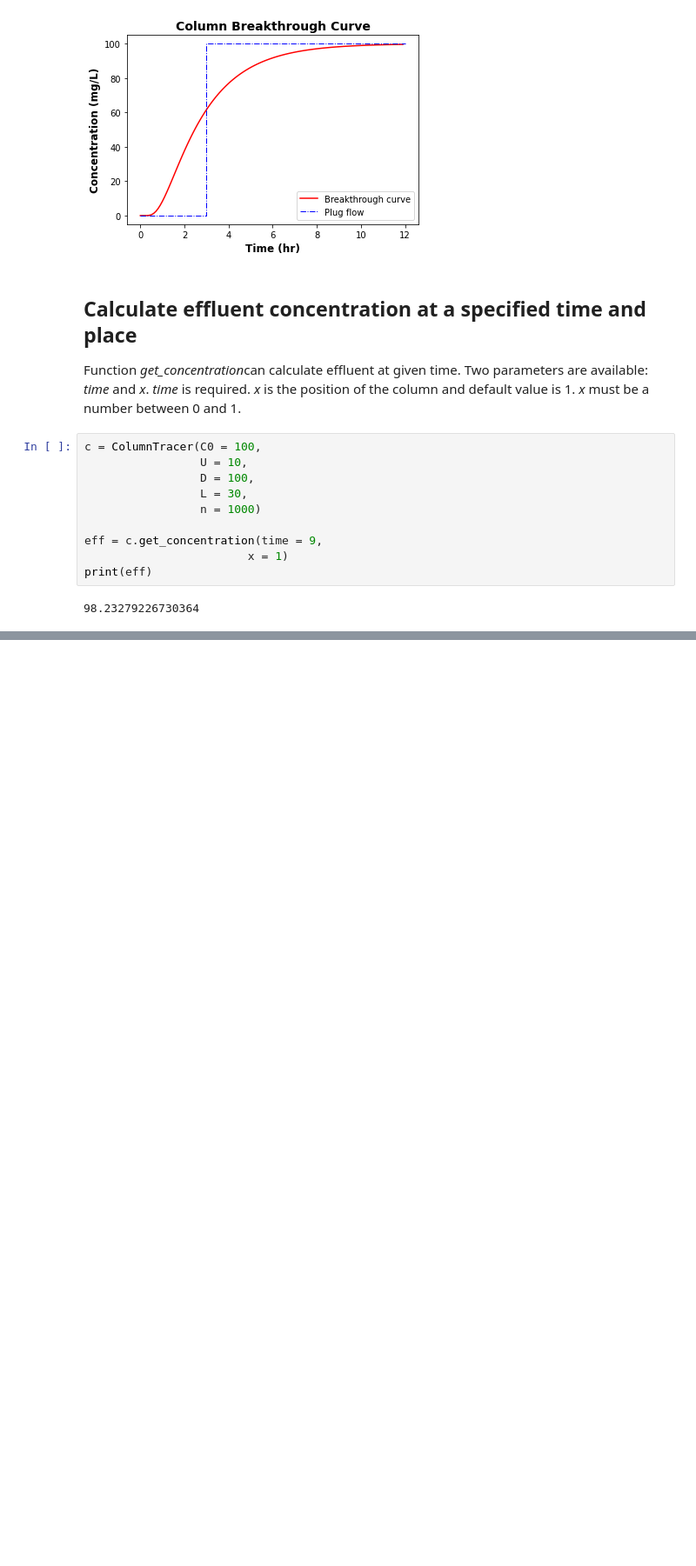
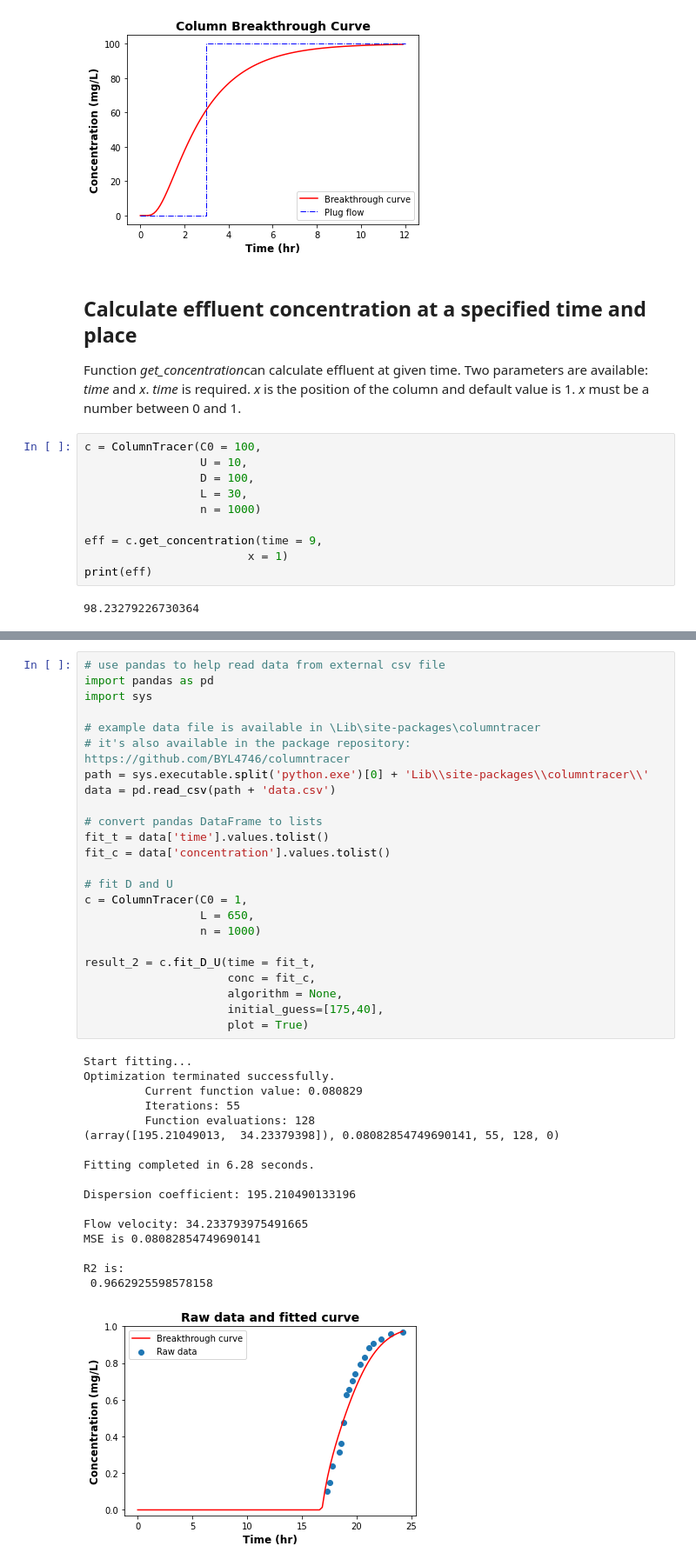
Before and after one commit to BYL4746/columntracer, a Jupyter notebook: examples.ipynb, the cells around one changed output, grey strips where cells are left out. Shown at 87% size. Drawn from its saved outputs; the diff is of its cells as text; blank space fills up the shorter version.

```diff
--- a/examples.ipynb
+++ b/examples.ipynb
@@ -348,0 +411,42 @@ MSE is 0.07920610217412573
+# %%
+# use pandas to help read data from external csv file
+import pandas as pd
+import sys
+
+# example data file is available in \Lib\site-packages\columntracer
+# it's also available in the package repository: https://github.com/BYL4746/columntracer
+path = sys.executable.split('python.exe')[0] + 'Lib\\site-packages\\columntracer\\'
+data = pd.read_csv(path + 'data.csv')
+
+# convert pandas DataFrame to lists
+fit_t = data['time'].values.tolist()
+fit_c = data['concentration'].values.tolist()
+
+# fit D and U
+c = ColumnTracer(C0 = 1,
+                 L = 650,
+                 n = 1000)
+
+result_2 = c.fit_D_U(time = fit_t,
+                     conc = fit_c,
+                     algorithm = None,
+                     initial_guess=[175,40],
+                     plot = True)
+# %% [output]
+Start fitting...
+Optimization terminated successfully.
+         Current function value: 0.080829
+         Iterations: 55
+         Function evaluations: 128
+(array([195.21049013,  34.23379398]), 0.08082854749690141, 55, 128, 0)
+
+Fitting completed in 6.28 seconds.
+
+Dispersion coefficient: 195.210490133196
+
+Flow velocity: 34.233793975491665
+MSE is 0.08082854749690141
+
+R2 is:
+ 0.9662925598578158
+[figure, added]
```
Also changed, not shown: parts of 4 cells of this notebook, 3 other files.
